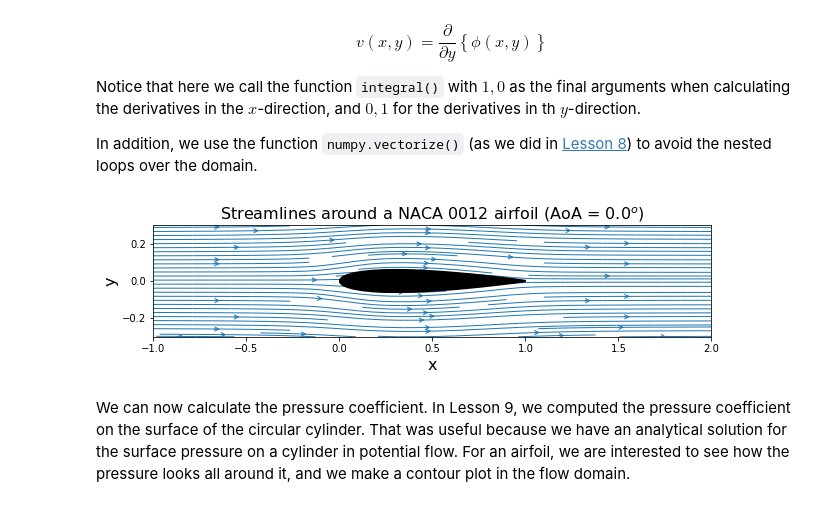
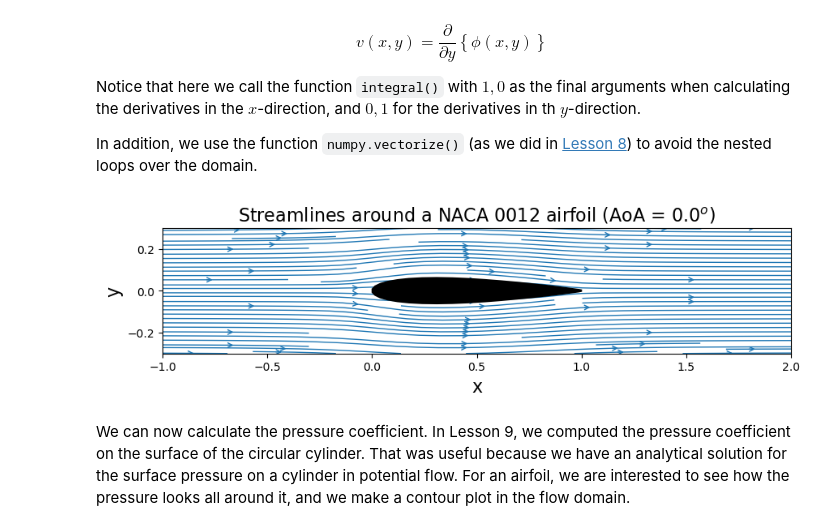
Before and after one commit to mathieucadei/AeroPython, a Jupyter notebook: lessons/10_Lesson10_sourcePanelMethod.ipynb, the cells around one changed output. Saved outputs shown, nothing was run; the diff lists cells and outputs as text; code cells hidden in the pictures.

```diff
--- a/lessons/10_Lesson10_sourcePanelMethod.ipynb
+++ b/lessons/10_Lesson10_sourcePanelMethod.ipynb
@@ -564,21 +567,22 @@ u, v = get_velocity_field(panels, freestream, X, Y)
 # %%
 # plot the velocity field
 width = 10
 pyplot.figure(figsize=(width, width))
 pyplot.xlabel('x', fontsize=16)
 pyplot.ylabel('y', fontsize=16)
 pyplot.streamplot(X, Y, u, v,
                   density=1, linewidth=1, arrowsize=1, arrowstyle='->')
 pyplot.fill([panel.xc for panel in panels],
             [panel.yc for panel in panels],
             color='k', linestyle='solid', linewidth=2, zorder=2)
-pyplot.axis('scaled', adjustable='box')
+pyplot.axis('scaled')
 pyplot.xlim(x_start, x_end)
 pyplot.ylim(y_start, y_end)
 pyplot.title('Streamlines around a NACA 0012 airfoil (AoA = ${}^o$)'.format(alpha),
              fontsize=16);
+pyplot.show()
 # %% [output]
-[figure, old version]
+[figure, new version]
 # %% [markdown]
 We can now calculate the pressure coefficient. In Lesson 9, we computed the pressure coefficient on the surface of the circular cylinder. That was useful because we have an analytical solution for the surface pressure on a cylinder in potential flow. For an airfoil, we are interested to see how the pressure looks all around it, and we make a contour plot in the flow domain.
 # %%
```
Also changed, not shown: parts of 6 cells of this notebook, 2 other files.
